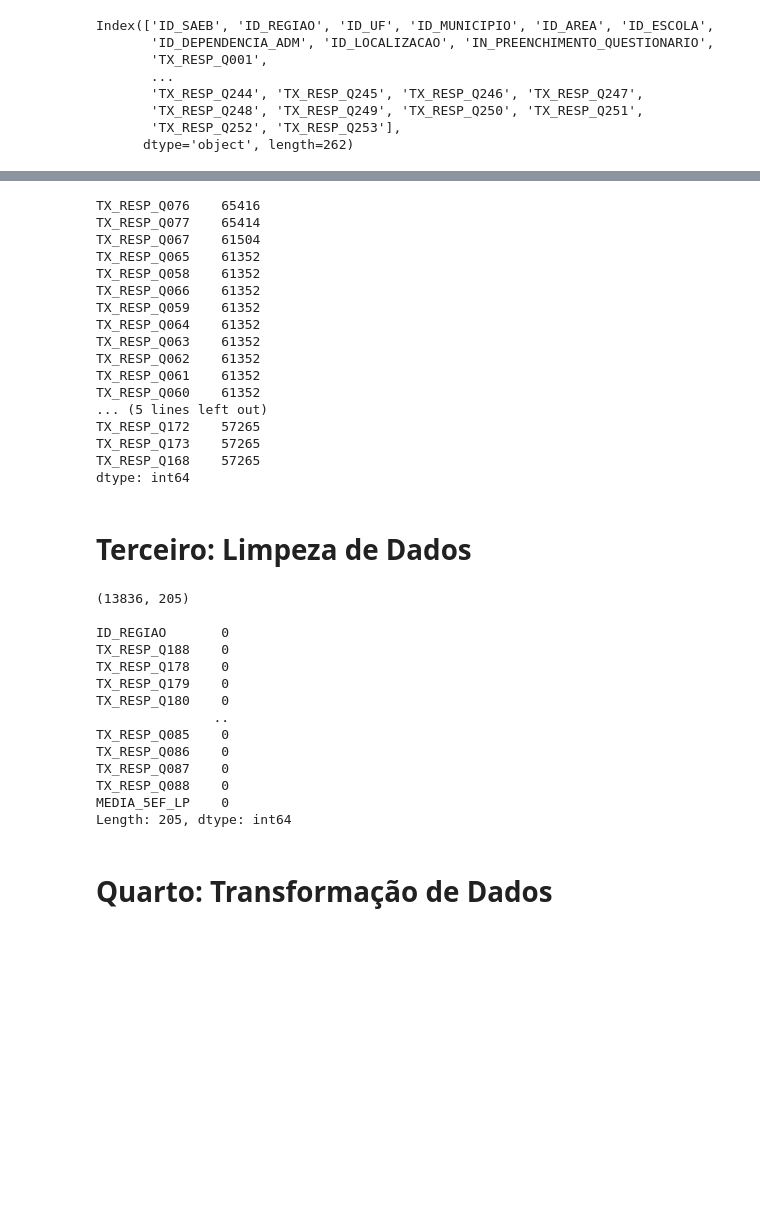
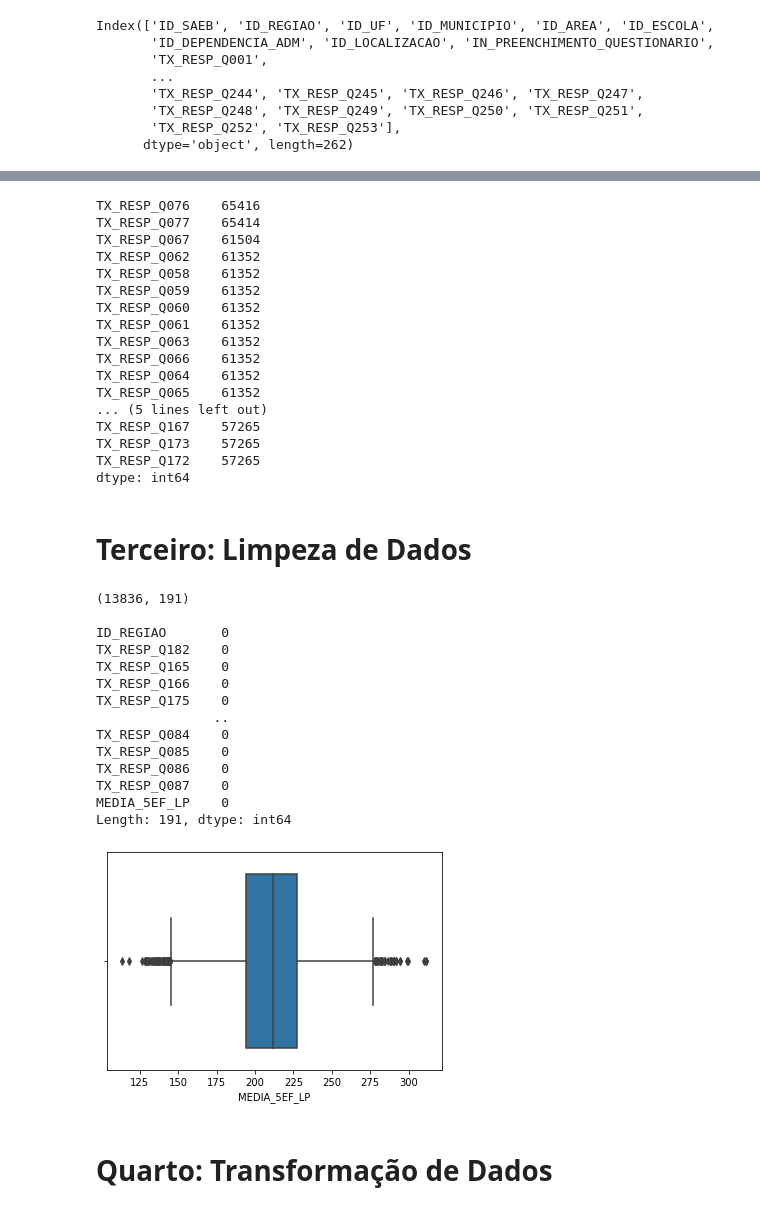
Before and after one commit to DanielaSenna/Projeto-SiDi, a Jupyter notebook: AnaliseDados_Saeb.ipynb, the cells around one changed output, grey strips where cells are left out. Cells and saved outputs as stored; diff of their text form; code cells hidden in the pictures; blank space fills up the shorter version.

Commit message:
Update AnaliseDados_Saeb

```diff
--- a/AnaliseDados_Saeb.ipynb
+++ b/AnaliseDados_Saeb.ipynb
@@ -59,9 +54,14 @@ Index(['ID_SAEB', 'ID_REGIAO', 'ID_UF', 'ID_MUNICIPIO', 'ID_AREA', 'ID_ESCOLA',
 escolas = escolas.loc[:, ["ID_SAEB", "ID_REGIAO", "ID_UF", "ID_MUNICIPIO", "ID_AREA", "ID_ESCOLA",
                           "ID_DEPENDENCIA_ADM", "ID_LOCALIZACAO", "PC_FORMACAO_DOCENTE_INICIAL",
                           "NIVEL_SOCIO_ECONOMICO", "NU_MATRICULADOS_CENSO_5EF", "NU_PRESENTES_5EF",
-                          "TAXA_PARTICIPACAO_5EF", "NIVEL_0_LP5", "NIVEL_1_LP5", "NIVEL_2_LP5",
-                          "NIVEL_3_LP5", "NIVEL_4_LP5", "NIVEL_5_LP5", "NIVEL_6_LP5", "NIVEL_7_LP5",
-                          "NIVEL_8_LP5", "NIVEL_9_LP5", "MEDIA_5EF_LP"]]
+                          "TAXA_PARTICIPACAO_5EF", "MEDIA_5EF_LP"]]
+
+#escolas = escolas.loc[:, ["ID_SAEB", "ID_REGIAO", "ID_UF", "ID_MUNICIPIO", "ID_AREA", "ID_ESCOLA",
+#                          "ID_DEPENDENCIA_ADM", "ID_LOCALIZACAO", "PC_FORMACAO_DOCENTE_INICIAL",
+#                          "NIVEL_SOCIO_ECONOMICO", "NU_MATRICULADOS_CENSO_5EF", "NU_PRESENTES_5EF",
+#                          "TAXA_PARTICIPACAO_5EF", "NIVEL_0_LP5", "NIVEL_1_LP5", "NIVEL_2_LP5",
+#                          "NIVEL_3_LP5", "NIVEL_4_LP5", "NIVEL_5_LP5", "NIVEL_6_LP5", "NIVEL_7_LP5",
+#                          "NIVEL_8_LP5", "NIVEL_9_LP5", "MEDIA_5EF_LP"]]
 
 escolas.head()
 # %% [output]
@@ -156,7 +148,7 @@ Index(['ID_SAEB', 'ID_REGIAO', 'ID_UF', 'ID_MUNICIPIO', 'ID_AREA', 'ID_ESCOLA',
        'TX_RESP_Q252', 'TX_RESP_Q253'],
       dtype='object', length=262)
 # %%
-m = pd.merge(diretores, escolas, how = 'inner', on = ['ID_SAEB', 'ID_ESCOLA', 'ID_REGIAO', 'ID_UF', 'ID_MUNICIPIO', 'ID_AREA', 'ID_ESCOLA', 'ID_DEPENDENCIA_ADM', 'ID_LOCALIZACAO'])
+m = pd.merge(diretores, escolas, how = 'inner', on = ["ID_SAEB", "ID_REGIAO", "ID_UF", "ID_MUNICIPIO", "ID_AREA", "ID_ESCOLA", "ID_DEPENDENCIA_ADM", "ID_LOCALIZACAO"])
 m.head()
 # %% [output]
 |  | ID_SAEB | ID_REGIAO | ID_UF | ID_MUNICIPIO | ID_AREA | ID_ESCOLA | ID_DEPENDENCIA_ADM | ID_LOCALIZACAO | ... |
@@ -202,25 +195,28 @@ m.isnull().sum().sort_values(ascending=False)[0:20]
 TX_RESP_Q076    65416
 TX_RESP_Q077    65414
 TX_RESP_Q067    61504
+TX_RESP_Q062    61352
+TX_RESP_Q058    61352
+TX_RESP_Q059    61352
+TX_RESP_Q060    61352
+TX_RESP_Q061    61352
+TX_RESP_Q063    61352
+TX_RESP_Q066    61352
+TX_RESP_Q064    61352
 TX_RESP_Q065    61352
-TX_RESP_Q058    61352
-TX_RESP_Q066    61352
-TX_RESP_Q059    61352
-TX_RESP_Q064    61352
-TX_RESP_Q063    61352
-TX_RESP_Q062    61352
-TX_RESP_Q061    61352
-TX_RESP_Q060    61352
 ... (5 lines left out)
+TX_RESP_Q167    57265
+TX_RESP_Q173    57265
 TX_RESP_Q172    57265
-TX_RESP_Q173    57265
-TX_RESP_Q168    57265
 dtype: int64
 # %% [markdown]
 # **Terceiro: Limpeza de Dados**
 # %%
 def Limpeza(variavelAlvo, dataset):
     df = dataset.copy()
+
+    # 1 - Remove colunas de IDs
+    df.drop(["ID_SAEB", "ID_UF", "ID_MUNICIPIO", "ID_AREA", "ID_ESCOLA"], axis=1, inplace=True)
 
     # 1 - Remove todas as LINHAS que possui valores ausentes na coluna ALVO
     if (variavelAlvo != None):
@@ -235,7 +231,9 @@ def Limpeza(variavelAlvo, dataset):
         if df[index].isnull().sum() > ((df.shape[0] * 20) / 100):
             df.drop([index], axis=1, inplace=True)
 
-    # 4 - Remove todas as LINHAS que possuem valores ausentes
+    # 4 - Remove todas as LINHAS que possuem brancos, nulos e valores ausentes
+    df.replace(".", np.nan)
+    df.replace("*", np.nan)
     df.dropna(inplace=True)
 
     # 5 - Remove todas as COLUNAS que possuem apenas um rótulo
@@ -253,20 +251,29 @@ def Limpeza(variavelAlvo, dataset):
 # %%
 m = Limpeza("MEDIA_5EF_LP", m)
 # %% [output]
-(13836, 205)
+(13836, 191)
 
 ID_REGIAO       0
-TX_RESP_Q188    0
-TX_RESP_Q178    0
-TX_RESP_Q179    0
-TX_RESP_Q180    0
+TX_RESP_Q182    0
+TX_RESP_Q165    0
+TX_RESP_Q166    0
+TX_RESP_Q175    0
                ..
+TX_RESP_Q084    0
 TX_RESP_Q085    0
 TX_RESP_Q086    0
 TX_RESP_Q087    0
-TX_RESP_Q088    0
 MEDIA_5EF_LP    0
-Length: 205, dtype: int64
+Length: 191, dtype: int64
+# %%
+import seaborn as sns
+import matplotlib.pyplot as plt
+
+fig = plt.figure(figsize=(6,4))
+sns.boxplot(x=m["MEDIA_5EF_LP"])
+plt.show()
+# %% [output]
+[figure, added]
 # %% [markdown]
 # **Quarto: Transformação de Dados**
 # %% [markdown]
```
Also changed, not shown: parts of 40 cells of this notebook.
